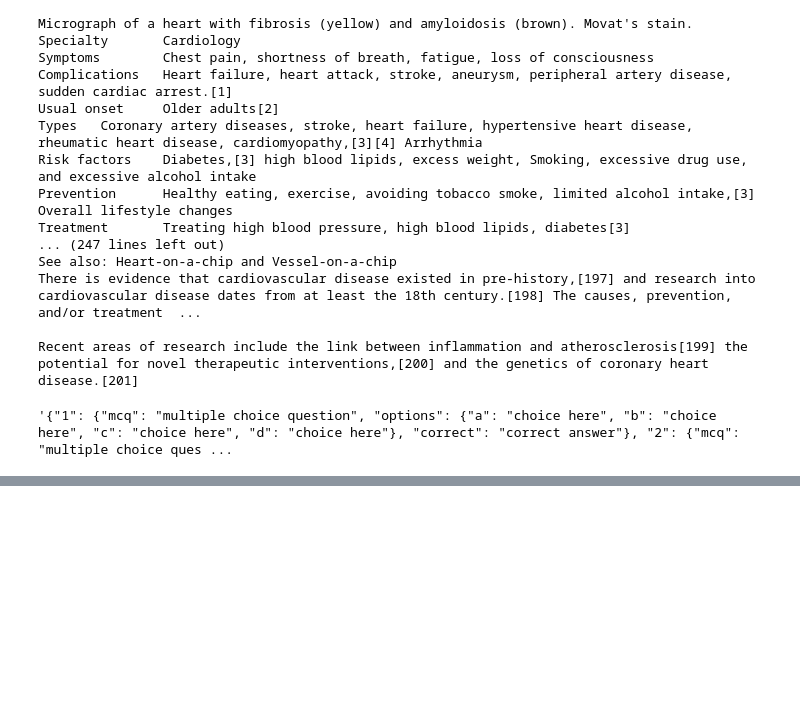
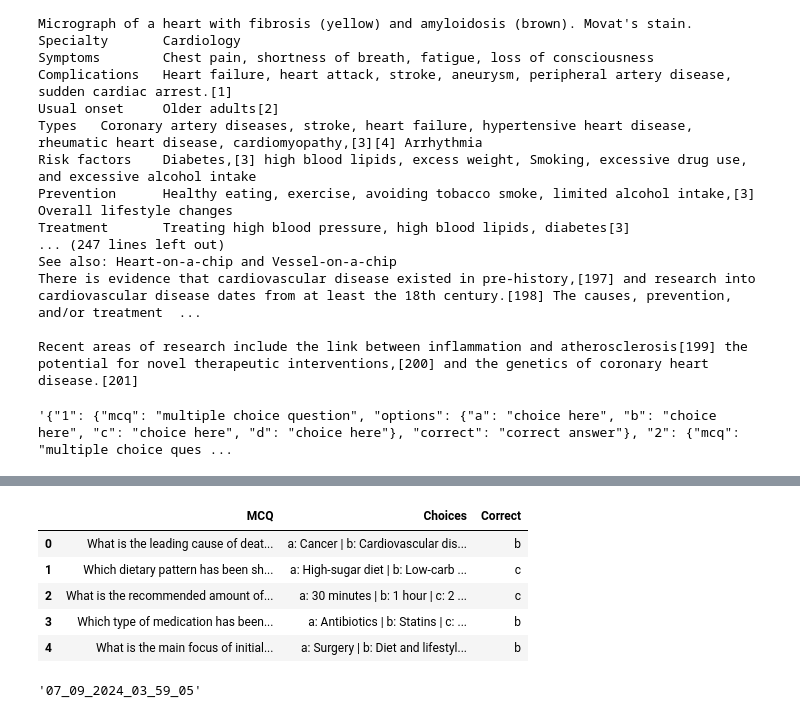
Before and after one commit to Mankind124/mcqsgen, a Jupyter notebook: experiment/mcq.ipynb, the cells around one changed output, grey strips where cells are left out. Drawn from its saved outputs; the diff is of its cells as text; code cells hidden in the pictures; blank space fills up the shorter version.

```diff
--- a/experiment/mcq.ipynb
+++ b/experiment/mcq.ipynb
@@ -183,0 +189,2 @@ NameError: name 'response' is not defined
+# %%
+quiz = response.get("quiz")
@@ -183,0 +215,5 @@ NameError: name 'response' is not defined
+# %%
+import ast
+quiz_dict = ast.literal_eval(quiz)
+quiz_json = json.dumps(quiz_dict)
+parsed_quiz = json.loads(quiz_json)
@@ -183,0 +260,12 @@ NameError: name 'response' is not defined
+# %%
+quiz_table_data = []
+for key, value in quiz_dict.items():
+    mcq = value["mcq"]
+    options = " | ".join(
+        [
+            f"{option}: {option_value}"
+            for option, option_value in value["options"].items()
+            ]
+        )
+    correct = value["correct"]
+    quiz_table_data.append({"MCQ": mcq, "Choices": options, "Correct": correct})
@@ -183,0 +290,11 @@ NameError: name 'response' is not defined
+# %%
+quiz=pd.DataFrame(quiz_table_data)
+# %%
+quiz
+# %% [output]
+|  | MCQ | Choices | Correct |
+| 0 | What is the leading cause of deat... | a: Cancer | b: Cardiovascular dis... | b |
+| 1 | Which dietary pattern has been sh... | a: High-sugar diet | b: Low-carb ... | c |
+| 2 | What is the recommended amount of... | a: 30 minutes | b: 1 hour | c: 2 ... | c |
+| 3 | Which type of medication has been... | a: Antibiotics | b: Statins | c: ... | b |
+| 4 | What is the main focus of initial... | a: Surgery | b: Diet and lifestyl... | b |
@@ -183,0 +303,5 @@ NameError: name 'response' is not defined
+# %%
+from datetime import datetime
+datetime.now().strftime('%m_%d_%Y_%H_%M_%S')
+# %% [output]
+'07_09_2024_03_59_05'
```
Also changed, not shown: parts of 10 cells of this notebook, 1 other file.
